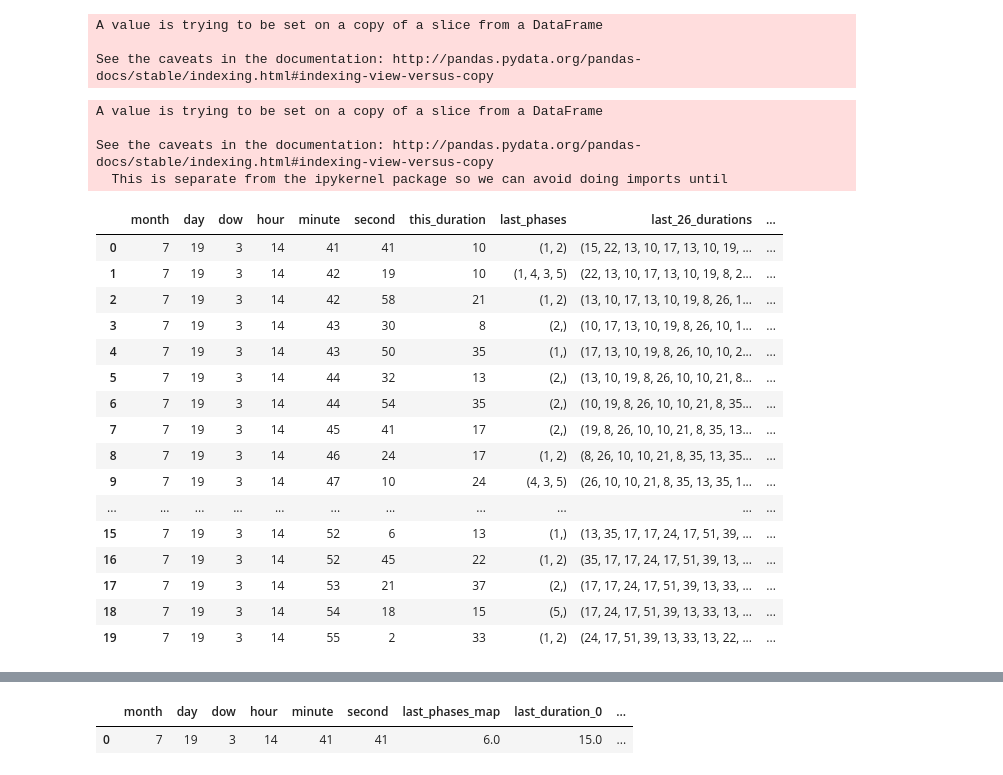
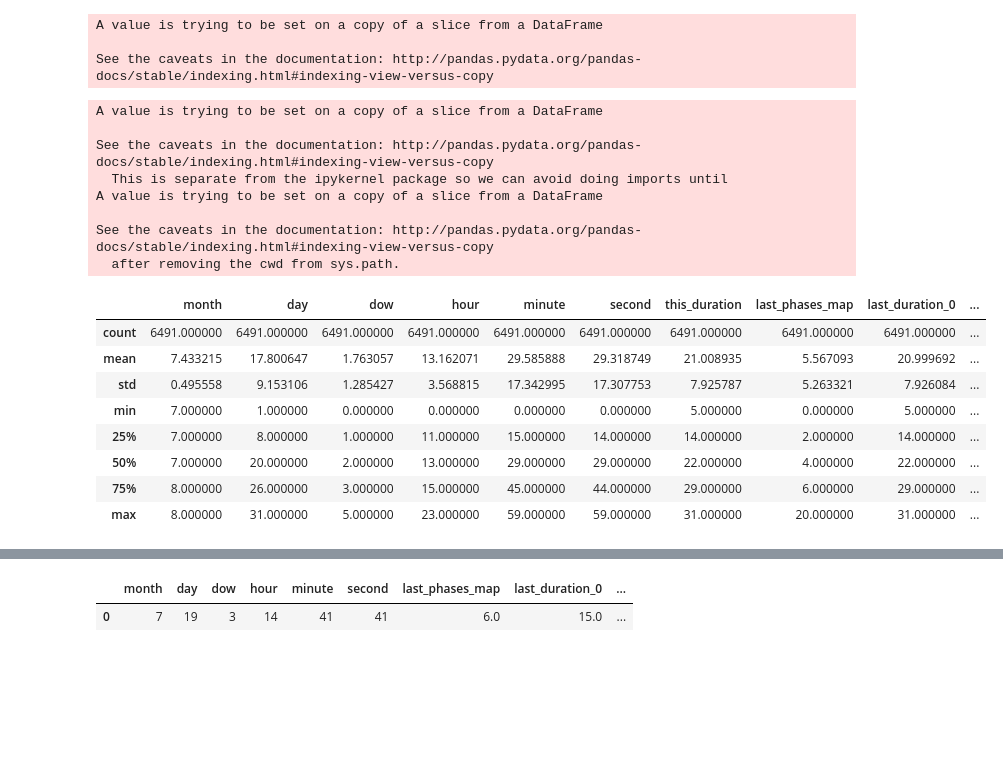
Before and after one commit to fickas/mccain, a Jupyter notebook: keras_2_6_clipped__v2.ipynb, the cells around one changed output, grey strips where cells are left out. Drawn from its saved outputs; the diff is of its cells as text; code cells hidden in the pictures; blank space fills up the shorter version.

```diff
--- a/keras_2_6_clipped__v2.ipynb
+++ b/keras_2_6_clipped__v2.ipynb
@@ -99,32 +95,29 @@ See the caveats in the documentation: http://pandas.pydata.org/pandas-docs/stabl
 # %%
 base = 'last_duration_'
 for i in range(10):
-  df_26[base+str(i)][df_26[base+str(i)] >= 51.] = 51.  #this means need to rebuild input data
+  df_26[base+str(i)][df_26[base+str(i)] >= 31.] = 31.  #this means need to rebuild input data
+  df_26[base+str(i)][df_26[base+str(i)] < 5.] = 5.  #this means need to rebuild input data
 # %% [output]
 A value is trying to be set on a copy of a slice from a DataFrame
 
 See the caveats in the documentation: http://pandas.pydata.org/pandas-docs/stable/indexing.html#indexing-view-versus-copy
   This is separate from the ipykernel package so we can avoid doing imports until
+A value is trying to be set on a copy of a slice from a DataFrame
+
+See the caveats in the documentation: http://pandas.pydata.org/pandas-docs/stable/indexing.html#indexing-view-versus-copy
+  after removing the cwd from sys.path.
-# %%
-df_26.head(20)
-# %% [output]
-|  | month | day | dow | hour | minute | second | this_duration | last_phases | last_26_durations | ... |
-| 0 | 7 | 19 | 3 | 14 | 41 | 41 | 10 | (1, 2) | (15, 22, 13, 10, 17, 13, 10, 19, ... | ... |
-| 1 | 7 | 19 | 3 | 14 | 42 | 19 | 10 | (1, 4, 3, 5) | (22, 13, 10, 17, 13, 10, 19, 8, 2... | ... |
-| 2 | 7 | 19 | 3 | 14 | 42 | 58 | 21 | (1, 2) | (13, 10, 17, 13, 10, 19, 8, 26, 1... | ... |
-| 3 | 7 | 19 | 3 | 14 | 43 | 30 | 8 | (2,) | (10, 17, 13, 10, 19, 8, 26, 10, 1... | ... |
-| 4 | 7 | 19 | 3 | 14 | 43 | 50 | 35 | (1,) | (17, 13, 10, 19, 8, 26, 10, 10, 2... | ... |
-| 5 | 7 | 19 | 3 | 14 | 44 | 32 | 13 | (2,) | (13, 10, 19, 8, 26, 10, 10, 21, 8... | ... |
-| 6 | 7 | 19 | 3 | 14 | 44 | 54 | 35 | (2,) | (10, 19, 8, 26, 10, 10, 21, 8, 35... | ... |
-| 7 | 7 | 19 | 3 | 14 | 45 | 41 | 17 | (2,) | (19, 8, 26, 10, 10, 21, 8, 35, 13... | ... |
-| 8 | 7 | 19 | 3 | 14 | 46 | 24 | 17 | (1, 2) | (8, 26, 10, 10, 21, 8, 35, 13, 35... | ... |
-| 9 | 7 | 19 | 3 | 14 | 47 | 10 | 24 | (4, 3, 5) | (26, 10, 10, 21, 8, 35, 13, 35, 1... | ... |
-| ... | ... | ... | ... | ... | ... | ... | ... | ... | ... | ... |
-| 15 | 7 | 19 | 3 | 14 | 52 | 6 | 13 | (1,) | (13, 35, 17, 17, 24, 17, 51, 39, ... | ... |
-| 16 | 7 | 19 | 3 | 14 | 52 | 45 | 22 | (1, 2) | (35, 17, 17, 24, 17, 51, 39, 13, ... | ... |
-| 17 | 7 | 19 | 3 | 14 | 53 | 21 | 37 | (2,) | (17, 17, 24, 17, 51, 39, 13, 33, ... | ... |
-| 18 | 7 | 19 | 3 | 14 | 54 | 18 | 15 | (5,) | (17, 24, 17, 51, 39, 13, 33, 13, ... | ... |
-| 19 | 7 | 19 | 3 | 14 | 55 | 2 | 33 | (1, 2) | (24, 17, 51, 39, 13, 33, 13, 22, ... | ... |
+# %%
+df_26.describe()
+# %% [output]
+|  | month | day | dow | hour | minute | second | this_duration | last_phases_map | last_duration_0 | ... |
+| count | 6491.000000 | 6491.000000 | 6491.000000 | 6491.000000 | 6491.000000 | 6491.000000 | 6491.000000 | 6491.000000 | 6491.000000 | ... |
+| mean | 7.433215 | 17.800647 | 1.763057 | 13.162071 | 29.585888 | 29.318749 | 21.008935 | 5.567093 | 20.999692 | ... |
+| std | 0.495558 | 9.153106 | 1.285427 | 3.568815 | 17.342995 | 17.307753 | 7.925787 | 5.263321 | 7.926084 | ... |
+| min | 7.000000 | 1.000000 | 0.000000 | 0.000000 | 0.000000 | 0.000000 | 5.000000 | 0.000000 | 5.000000 | ... |
+| 25% | 7.000000 | 8.000000 | 1.000000 | 11.000000 | 15.000000 | 14.000000 | 14.000000 | 2.000000 | 14.000000 | ... |
+| 50% | 7.000000 | 20.000000 | 2.000000 | 13.000000 | 29.000000 | 29.000000 | 22.000000 | 4.000000 | 22.000000 | ... |
+| 75% | 8.000000 | 26.000000 | 3.000000 | 15.000000 | 45.000000 | 44.000000 | 29.000000 | 6.000000 | 29.000000 | ... |
+| max | 8.000000 | 31.000000 | 5.000000 | 23.000000 | 59.000000 | 59.000000 | 31.000000 | 20.000000 | 31.000000 | ... |
 # %%
 import numpy as np
 
```
Also changed, not shown: parts of 54 cells of this notebook.
